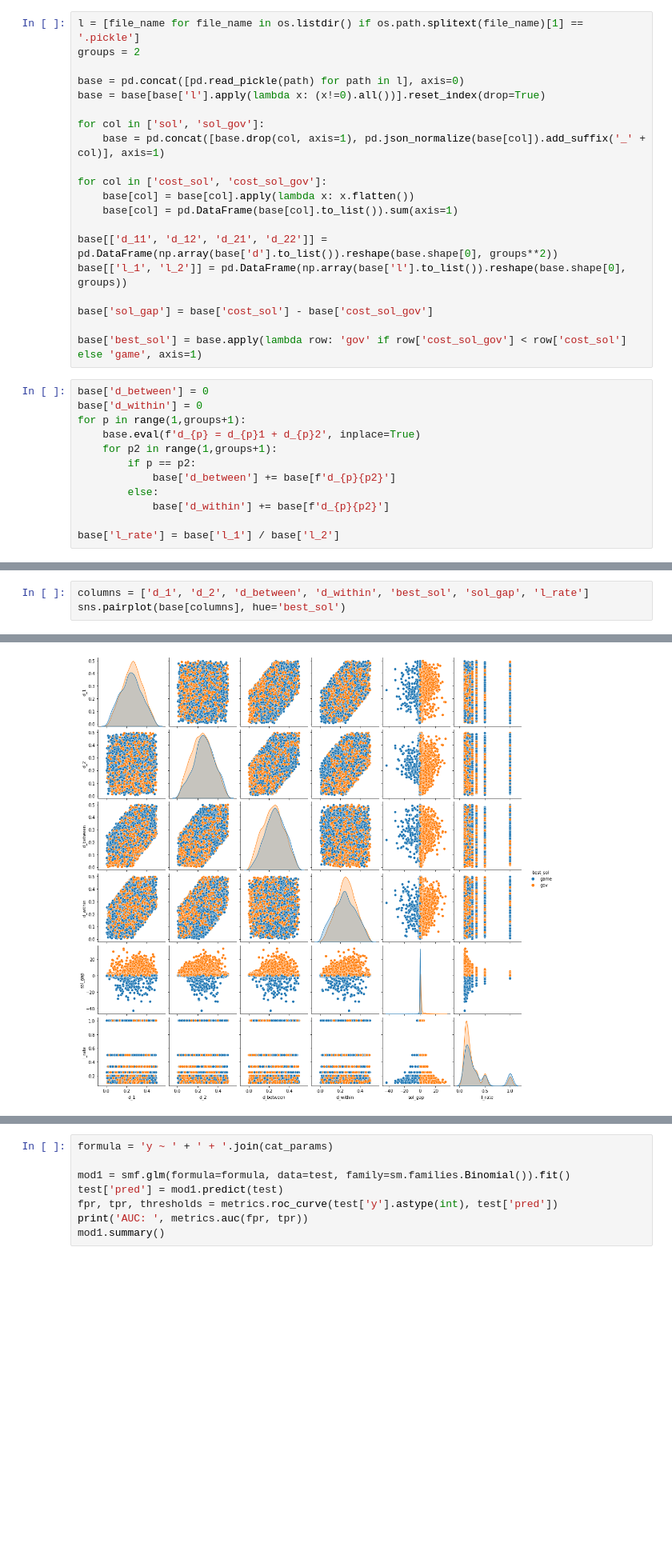
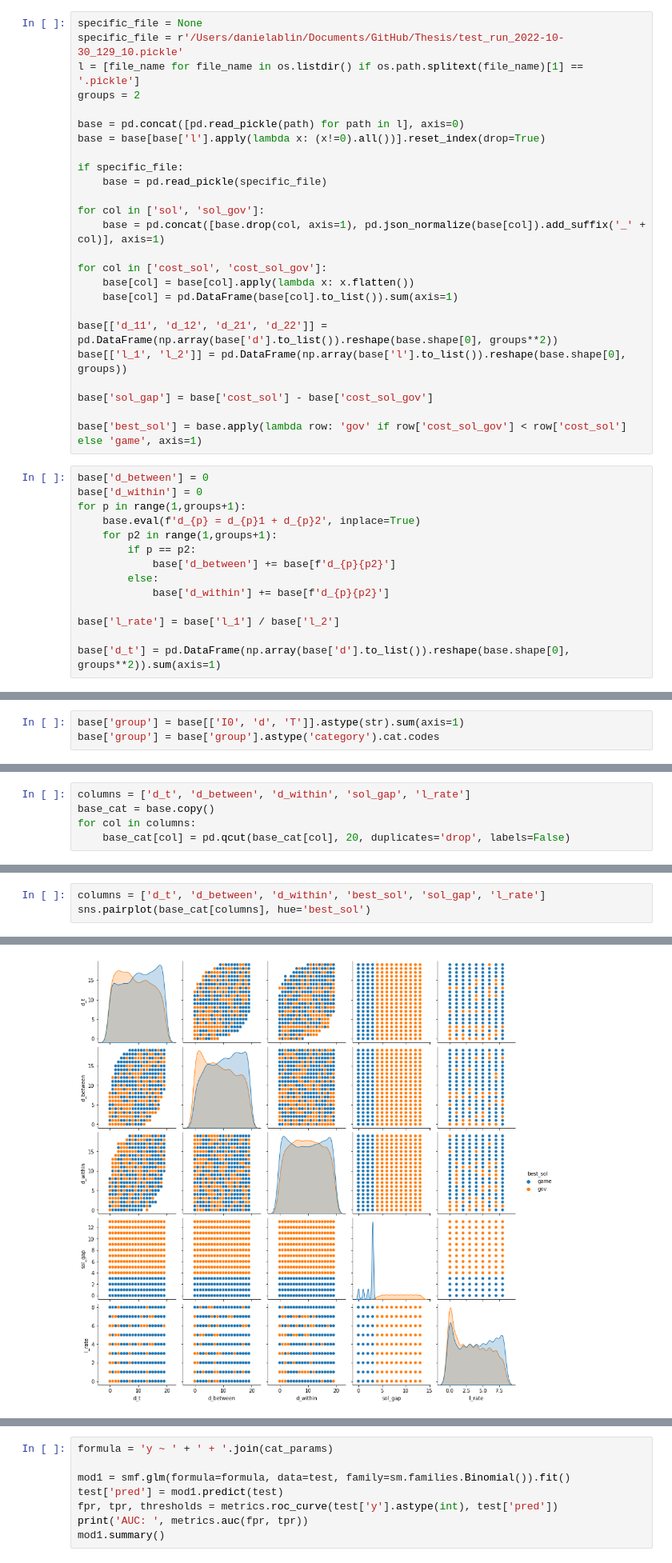
Before and after one commit to daniel-ablin/Thesis, a Jupyter notebook: test analysis.ipynb, the cells around one changed output, grey strips where cells are left out. Shown: that part at 80% size. Cells and saved outputs as stored; diff of their text form; blank space fills up the shorter version.

```diff
--- a/test analysis.ipynb
+++ b/test analysis.ipynb
@@ -10,9 +13,14 @@ from sklearn import metrics
 # %%
+specific_file = None
+specific_file = r'/Users/danielablin/Documents/GitHub/Thesis/test_run_2022-10-30_129_10.pickle'
 l = [file_name for file_name in os.listdir() if os.path.splitext(file_name)[1] == '.pickle']
 groups = 2
 
 base = pd.concat([pd.read_pickle(path) for path in l], axis=0)
 base = base[base['l'].apply(lambda x: (x!=0).all())].reset_index(drop=True)
+
+if specific_file:
+    base = pd.read_pickle(specific_file)
 
 for col in ['sol', 'sol_gov']:
     base = pd.concat([base.drop(col, axis=1), pd.json_normalize(base[col]).add_suffix('_' + col)], axis=1)
@@ -39,3 +47,5 @@ for p in range(1,groups+1):
             base['d_within'] += base[f'd_{p}{p2}']
 
 base['l_rate'] = base['l_1'] / base['l_2']
+
+base['d_t'] = pd.DataFrame(np.array(base['d'].to_list()).reshape(base.shape[0], groups**2)).sum(axis=1)
@@ -58,0 +52,3 @@ params = ['T', 'I0', 'd', 'l']
+# %%
+base['group'] = base[['I0', 'd', 'T']].astype(str).sum(axis=1)
+base['group'] = base['group'].astype('category').cat.codes
@@ -70,0 +200,5 @@ Index(['T', 'I0', 'd', 'l', 'Recovered_rate', 'ReSusceptible_rate', 'time',
+# %%
+columns = ['d_t', 'd_between', 'd_within', 'sol_gap', 'l_rate']
+base_cat = base.copy()
+for col in columns:
+    base_cat[col] = pd.qcut(base_cat[col], 20, duplicates='drop', labels=False)
@@ -71,6 +234,6 @@ Index(['T', 'I0', 'd', 'l', 'Recovered_rate', 'ReSusceptible_rate', 'time',
 # %%
-columns = ['d_1', 'd_2', 'd_between', 'd_within', 'best_sol', 'sol_gap', 'l_rate']
-sns.pairplot(base[columns], hue='best_sol')
+columns = ['d_t', 'd_between', 'd_within', 'best_sol', 'sol_gap', 'l_rate']
+sns.pairplot(base_cat[columns], hue='best_sol')
 # %% [output]
 <seaborn.axisgrid.PairGrid at 0x...>
-[figure, old version]
+[figure, new version]
```
Also changed, not shown: parts of 24 cells of this notebook, 3 other files.
